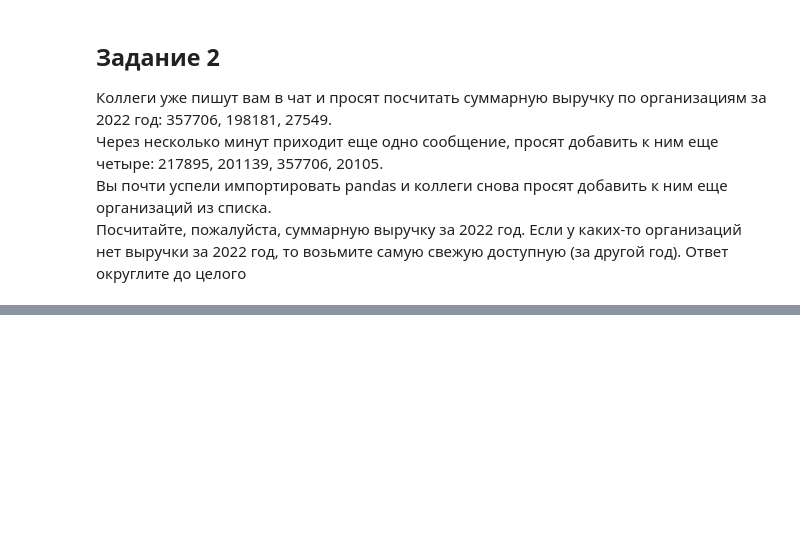
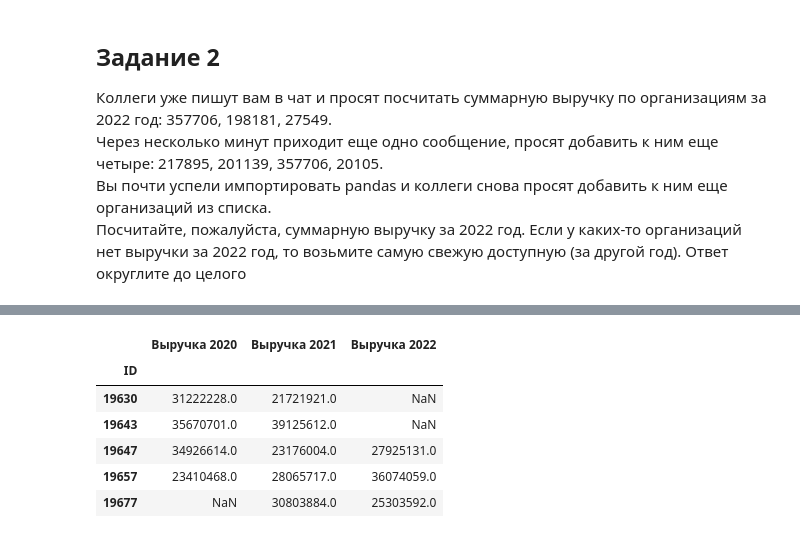
Before and after one commit to gbrs/basics_of_pandas, a Jupyter notebook: 6_5.ipynb, the cells around one changed output, grey strips where cells are left out. Cells and saved outputs as stored; diff of their text form; code cells hidden in the pictures; blank space fills up the shorter version.

```diff
--- a/6_5.ipynb
+++ b/6_5.ipynb
@@ -129,0 +150,10 @@ df = pd.concat([
+# %%
+indicators_20_22.head()
+# %% [output]
+|  | Выручка 2020 | Выручка 2021 | Выручка 2022 |
+| ID |  |  |  |
+| 19630 | 31222228.0 | 21721921.0 | NaN |
+| 19643 | 35670701.0 | 39125612.0 | NaN |
+| 19647 | 34926614.0 | 23176004.0 | 27925131.0 |
+| 19657 | 23410468.0 | 28065717.0 | 36074059.0 |
+| 19677 | NaN | 30803884.0 | 25303592.0 |
```
Also changed, not shown: parts of 14 cells of this notebook, 4 other files.
